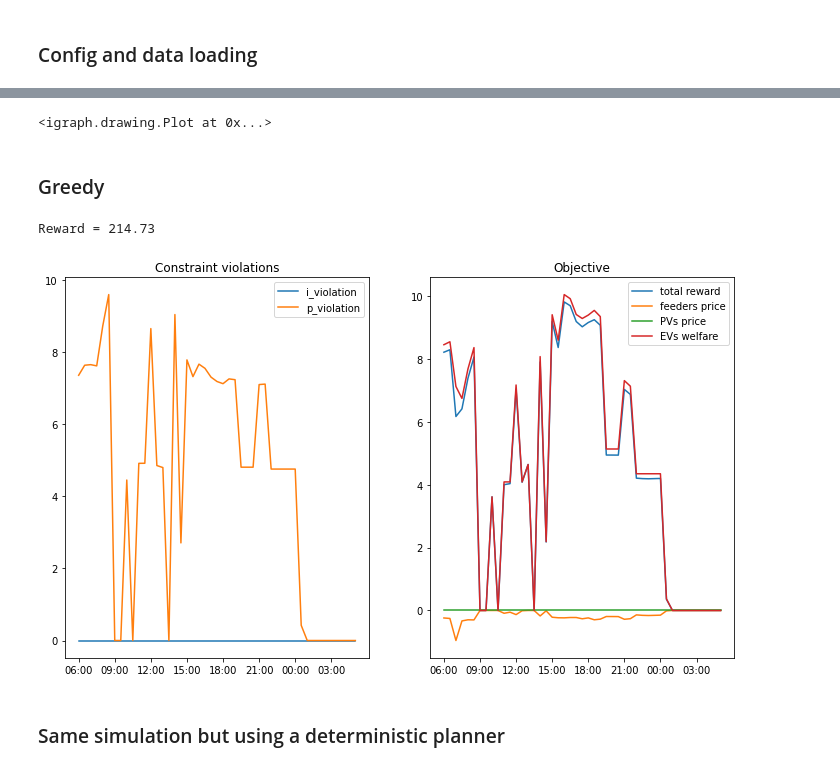
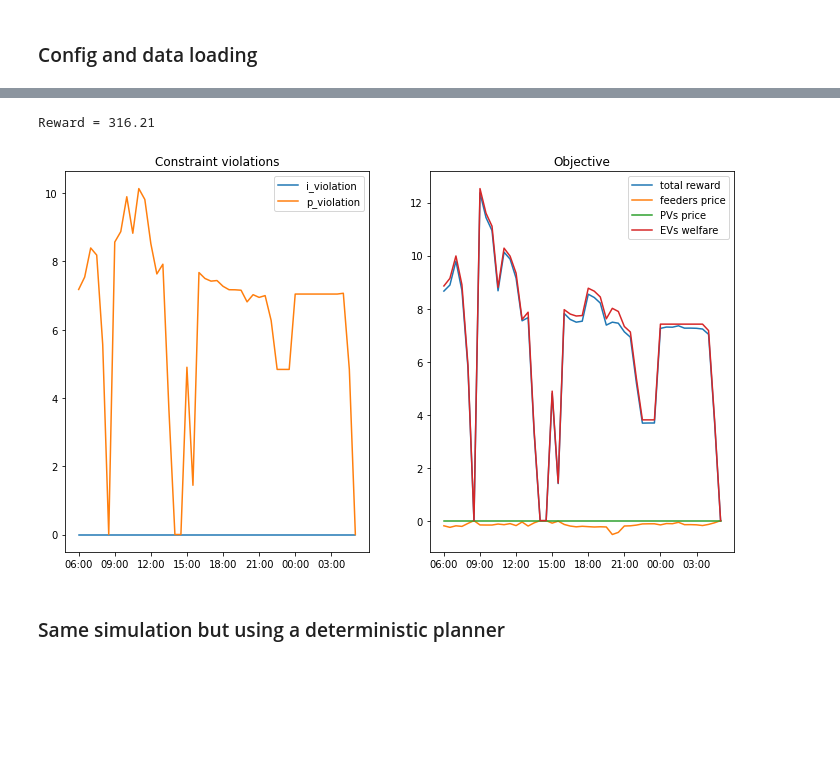
Before and after one commit to V0XNIHILI/RL-EVCP, a Jupyter notebook: notebooks/experiments/sample_run.ipynb, the cells around one changed output, grey strips where cells are left out. Drawn from its saved outputs; the diff is of its cells as text; code cells hidden in the pictures; blank space fills up the shorter version.

```diff
--- a/notebooks/experiments/sample_run.ipynb
+++ b/notebooks/experiments/sample_run.ipynb
@@ -65,32 +77,36 @@ config = {'path_to_data': path_to_project + '/data/',
 # Create environment
 env = create_env(config, ps_samplers_dict, ps_metadata, canopy_sampler, canopy_metadata,
                  price_sampler, price_metadata, ev_sampler, elaadnl_metadata)
-
-env.plot_grid(bbox=(0, 0, 500, 500))
-# %% [output]
-<igraph.drawing.Plot at 0x...>
-# %% [markdown]
-### Greedy
-# %%
-env.reset(train=True)
-
-results_list = []
-total_reward = 0
-
-while not env.done:
-    p_lbs_t, p_ubs_t, v_lbs_t, v_ubs_t, u_t = env.compute_current_state()
-    p, v, model = compute_greedy_heuristic(u_t, p_lbs_t, p_ubs_t, v_lbs_t, v_ubs_t,
-                                           env.conductance_matrix, env.i_max_matrix,
-                                           lossless=True, tee=False)
-
-    result = env.step(p, v)
-    total_reward += result['reward']
-    results_list.append(result)
-
-print('Reward = %.2f' % total_reward)
-plot_results(env, results_list, figsize=(12, 7))
-# %% [output]
-Reward = 214.73
-[figure, removed]
+# %%
+# Greedy heuristic which solves single-timestep OPF using lossless model
+# It gets higher reward, but violates the power-flow constraints.
+env.use_rescaled_actions = False
+env.normalize_outputs = False
+
+np.random.seed(6)
+env.reset(episode_index=6, train=True)
+
+results_list = []
+total_reward = 0
+
+while not env.done:
+    # print('t=%s' % env.t_str)
+
+    state = env.compute_current_state()
+    reshaped_state = state.reshape(-1, env.n_devices)
+    p_lbs_t, p_ubs_t, v_lbs_t, v_ubs_t, u_t = reshaped_state[0], reshaped_state[1], reshaped_state[2], reshaped_state[3], reshaped_state[4]
+    p, v, model = compute_greedy_heuristic(u_t, p_lbs_t, p_ubs_t, v_lbs_t, v_ubs_t,
+                                           env.conductance_matrix, env.i_max_matrix,
+                                           lossless=True, tee=False)
+    action = np.concatenate((p,v), axis=0)
+    _, _, _, result = env.step(action)
+    total_reward += result['reward']
+    results_list.append(result)
+
+print('Reward = %.2f' % total_reward)
+plot_results(env, results_list, figsize=(12, 7))
+# %% [output]
+Reward = 316.21
+[figure, added]
 # %% [markdown]
 ### Same simulation but using a deterministic planner
```
Also changed, not shown: parts of 5 cells of this notebook.
